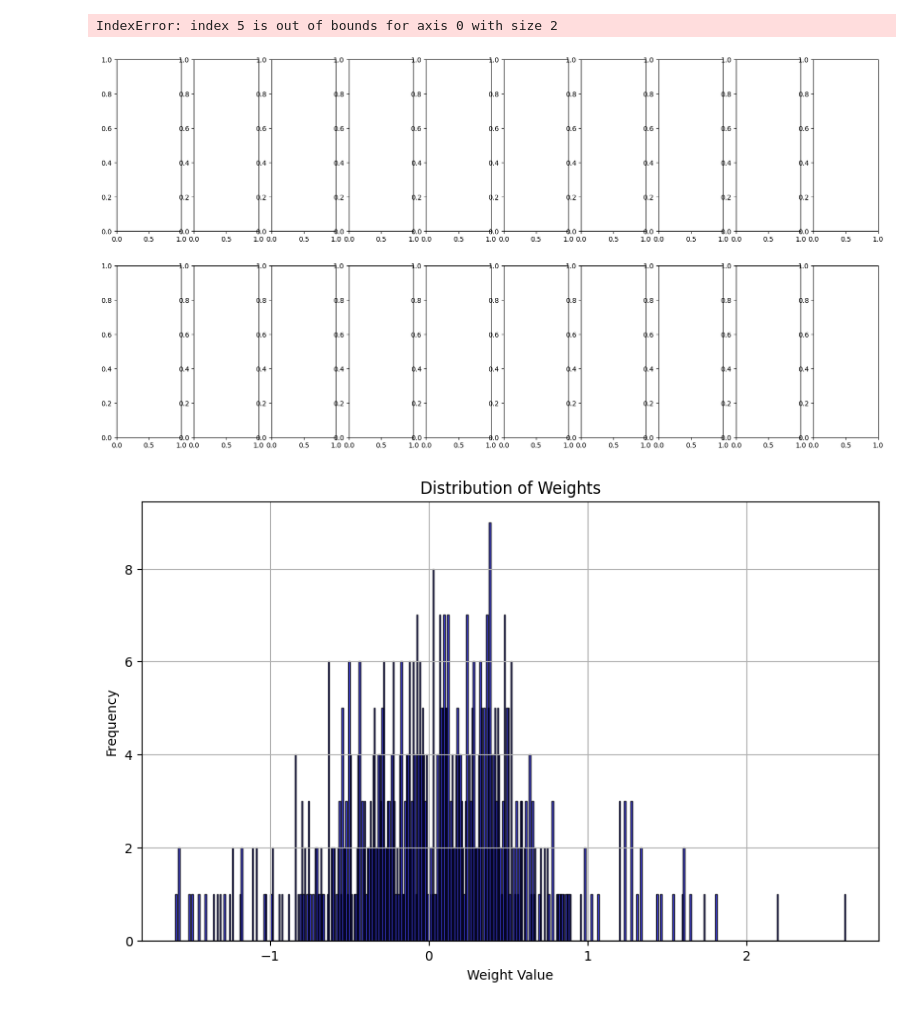
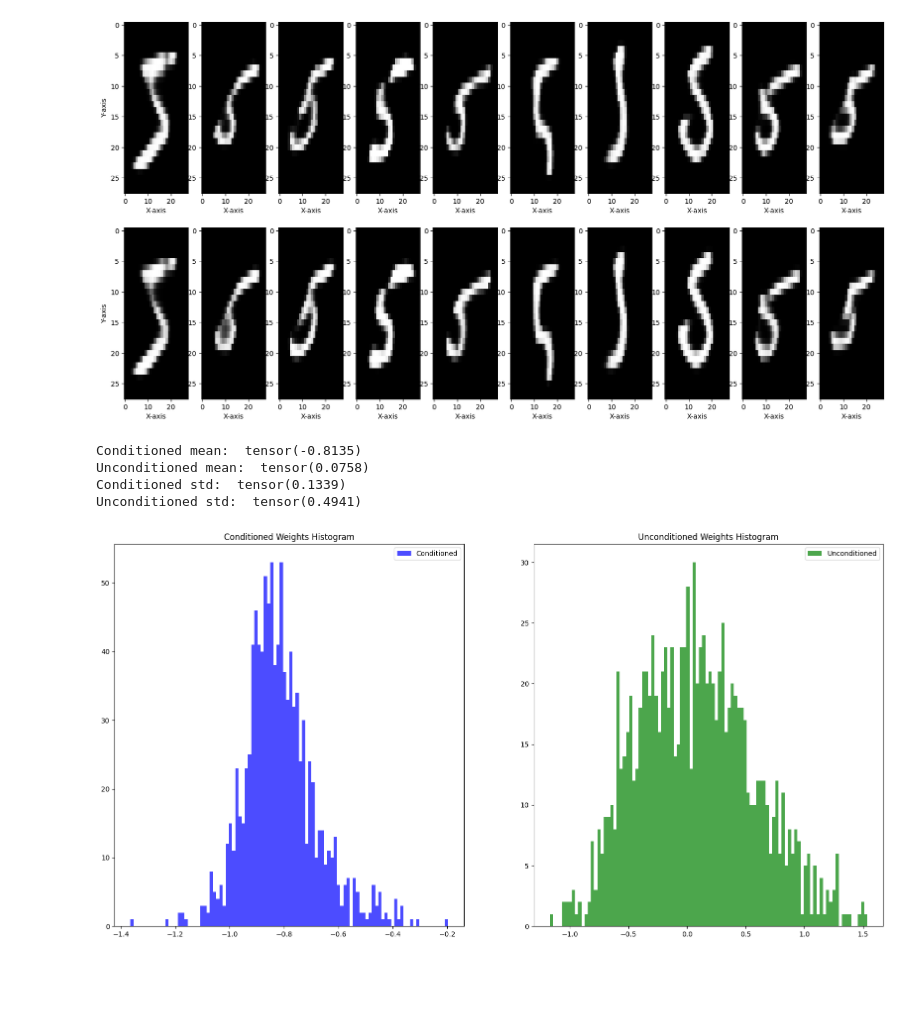
Before and after one commit to nef-gpt/adl4cv, a Jupyter notebook: visualize_model.ipynb, the cells around one changed output. Cells and saved outputs as stored; diff of their text form; code cells hidden in the pictures; blank space fills up the shorter version.

```diff
--- a/visualize_model.ipynb
+++ b/visualize_model.ipynb
@@ -12,14 +9,13 @@ import matplotlib.pyplot as plt
 from animation.util import reconstruct_image
 
 dir_path = os.path.dirname(os.path.abspath(os.getcwd()))
-data_root_dwsnet = os.path.join(dir_path, "adl4cv", "datasets", "DWSNets", "mnist-inrs")
 data_root_ours = os.path.join(dir_path, "adl4cv", "datasets", "mnist-nerfs")
 
-idx = range(5, 15)
-model_dataset_conditioned = MnistNeFDataset(data_root_ours, type="pretrained",transform=ModelTransform())
-model_dataset_unconditioned = MnistNeFDataset(data_root_ours, transform=ModelTransform())
-flattened_dataset_conditioned = MnistNeFDataset(data_root_ours, transform=FlattenTransform())
-flattened_dataset_unconditioned= MnistNeFDataset(data_root_ours, transform=FlattenTransform())
+idx = range(0, 10)
+model_dataset_conditioned = MnistNeFDataset(data_root_ours, fixed_label=5, type="pretrained", transform=ModelTransform())
+model_dataset_unconditioned = MnistNeFDataset(data_root_ours, fixed_label=5, transform=ModelTransform())
+flattened_dataset_conditioned = MnistNeFDataset(data_root_ours, fixed_label=5, type="pretrained", transform=FlattenTransform())
+flattened_dataset_unconditioned= MnistNeFDataset(data_root_ours, fixed_label=5, transform=FlattenTransform())
 
 
 
@@ -33,45 +29,61 @@ for i in range(2):
         else:
             image = reconstruct_image(model_dataset_unconditioned[j][0])
         axes[i][j].imshow(image, cmap='gray', aspect='auto')
-        axes[i][j].set_title('Ground Truth')
         axes[i][j].set_xlabel('X-axis')
         axes[i][j].set_ylabel('Y-axis')
 
 #plt.colorbar(axes[i].imshow(image, cmap='gray', aspect='auto'), ax=axes)
 plt.show()
 # %% [output]
-IndexError: index 5 is out of bounds for axis 0 with size 2
-[figure, old version]
+[figure, new version]
 # %%
 import torch
 import matplotlib.pyplot as plt
 
 # Assuming idx, flattened_dataset_conditioned, and flattened_dataset_unconditioned are predefined
 
 
 # Assuming idx is predefined and is a list of indices
 weights_conditioned = torch.Tensor()
 weights_unconditioned = torch.Tensor()
 
+idx = range(len(flattened_dataset_unconditioned))
+
+weight_idx = None
+
 for j in idx:
-    weights_1d_conditioned = flattened_dataset_conditioned[j][0].numpy()
+    if weight_idx:
+        weights_1d_conditioned = flattened_dataset_conditioned[j][0][weight_idx].unsqueeze(0).numpy()
+        weights_1d_unconditioned = flattened_dataset_unconditioned[j][0][weight_idx].unsqueeze(0).numpy()
+    else:
+        weights_1d_conditioned = flattened_dataset_conditioned[j][0].numpy()
+        weights_1d_unconditioned = flattened_dataset_unconditioned[j][0].numpy()
     weights_conditioned = torch.cat((weights_conditioned, torch.tensor(weights_1d_conditioned)), 0)
+    weights_unconditioned = torch.cat((weights_unconditioned, torch.tensor(weights_1d_unconditioned)), 0)
 
-    weights_1d_unconditioned = flattened_dataset_unconditioned[j][0].numpy()
-    weights_unconditioned = torch.cat((weights_unconditioned, torch.tensor(weights_1d_unconditioned)), 0)
 
 
 # Plot histograms
 fig, axes = plt.subplots(1, 2, figsize=(20, 10))
 
-axes[0].hist(weights_conditioned.numpy(), bins=50, color='blue', alpha=0.7, label='Conditioned')
+axes[0].hist(weights_conditioned.numpy(), bins=100, color='blue', alpha=0.7, label='Conditioned')
 axes[0].set_title('Conditioned Weights Histogram')
 axes[0].legend()
 
-axes[1].hist(weights_unconditioned.numpy(), bins=50, color='green', alpha=0.7, label='Unconditioned')
+axes[1].hist(weights_unconditioned.numpy(), bins=100, color='green', alpha=0.7, label='Unconditioned')
 axes[1].set_title('Unconditioned Weights Histogram')
 axes[1].legend()
 
+print("Conditioned mean: ", weights_conditioned.mean())
+print("Unconditioned mean: ", weights_unconditioned.mean())
+print("Conditioned std: ", weights_conditioned.std())
+print("Unconditioned std: ", weights_unconditioned.std())
+
+
 plt.show()
 # %% [output]
+Conditioned mean:  tensor(-0.8135)
+Unconditioned mean:  tensor(0.0758)
+Conditioned std:  tensor(0.1339)
+Unconditioned std:  tensor(0.4941)
-[figure, old version]
+[figure, new version]
```
Also changed, not shown: parts of 1 cell of this notebook, 4 other files.
